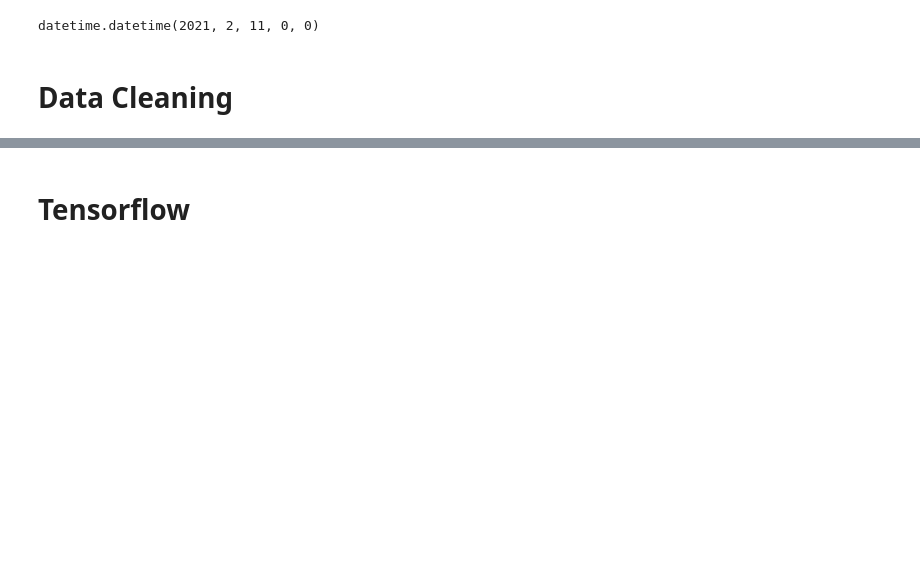
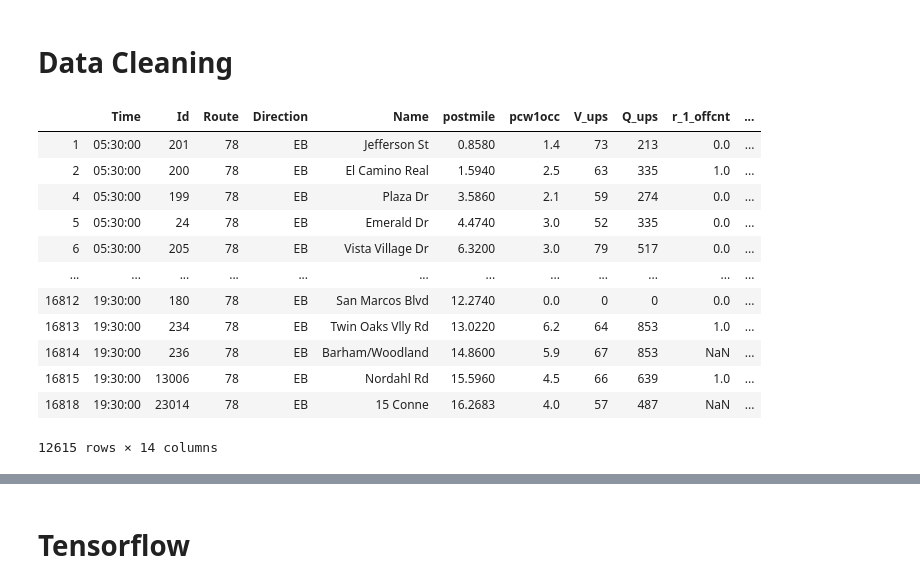
Before and after one commit to amuamushu/ai_transportation, a Jupyter notebook: paper_calc.ipynb, the cells around one changed output, grey strips where cells are left out. Drawn from its saved outputs; the diff is of its cells as text; code cells hidden in the pictures; blank space fills up the shorter version.

```diff
--- a/paper_calc.ipynb
+++ b/paper_calc.ipynb
@@ -17,7 +12,3 @@ SPEED_CONVER = 5280/3600 # ft/s to mph conversion
 L = 14.75 # typical length of a car
 l = 5 # loop length
 DEPARTURE_CONVER = 120 # hourly departure of v vehicles; raw data shows vehicles per 30 seconds
-# %%
-DATE
-# %% [output]
-datetime.datetime(2021, 2, 11, 0, 0)
@@ -25,0 +40,16 @@ datetime.datetime(2021, 2, 11, 0, 0)
+# %%
+df
+# %% [output]
+|  | Time | Id | Route | Direction | Name | postmile | pcw1occ | V_ups | Q_ups | r_1_offcnt | ... |
+| 1 | 05:30:00 | 201 | 78 | EB | Jefferson St | 0.8580 | 1.4 | 73 | 213 | 0.0 | ... |
+| 2 | 05:30:00 | 200 | 78 | EB | El Camino Real | 1.5940 | 2.5 | 63 | 335 | 1.0 | ... |
+| 4 | 05:30:00 | 199 | 78 | EB | Plaza Dr | 3.5860 | 2.1 | 59 | 274 | 0.0 | ... |
+| 5 | 05:30:00 | 24 | 78 | EB | Emerald Dr | 4.4740 | 3.0 | 52 | 335 | 0.0 | ... |
+| 6 | 05:30:00 | 205 | 78 | EB | Vista Village Dr | 6.3200 | 3.0 | 79 | 517 | 0.0 | ... |
+| ... | ... | ... | ... | ... | ... | ... | ... | ... | ... | ... | ... |
+| 16812 | 19:30:00 | 180 | 78 | EB | San Marcos Blvd | 12.2740 | 0.0 | 0 | 0 | 0.0 | ... |
+| 16813 | 19:30:00 | 234 | 78 | EB | Twin Oaks Vlly Rd | 13.0220 | 6.2 | 64 | 853 | 1.0 | ... |
+| 16814 | 19:30:00 | 236 | 78 | EB | Barham/Woodland | 14.8600 | 5.9 | 67 | 853 | NaN | ... |
+| 16815 | 19:30:00 | 13006 | 78 | EB | Nordahl Rd | 15.5960 | 4.5 | 66 | 639 | 1.0 | ... |
+| 16818 | 19:30:00 | 23014 | 78 | EB | 15 Conne | 16.2683 | 4.0 | 57 | 487 | NaN | ... |
+12615 rows × 14 columns
```
Also changed, not shown: parts of 37 cells of this notebook, 4 other files.
